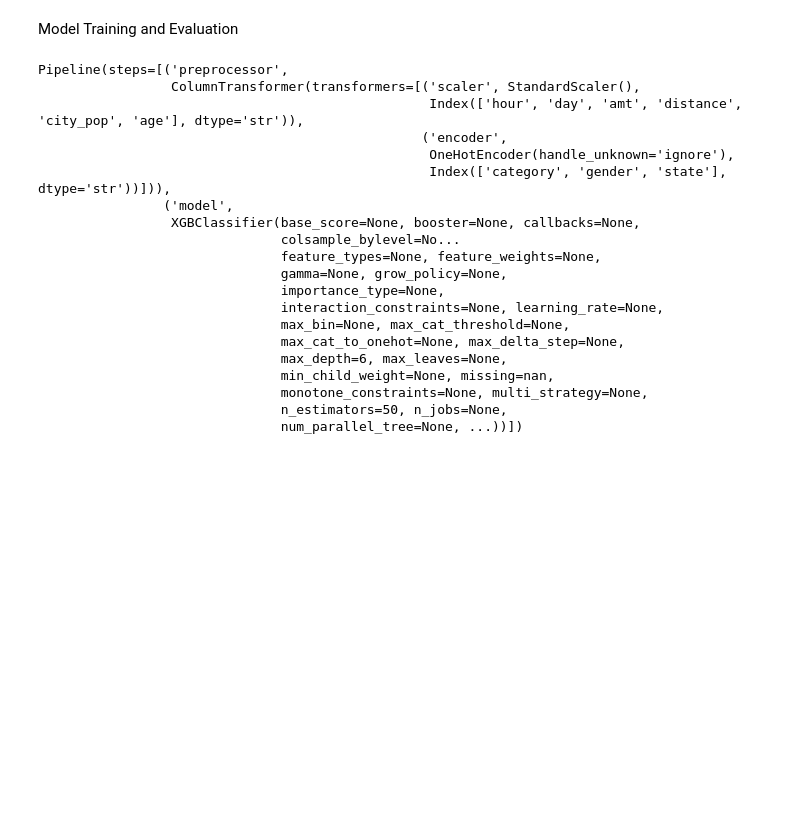
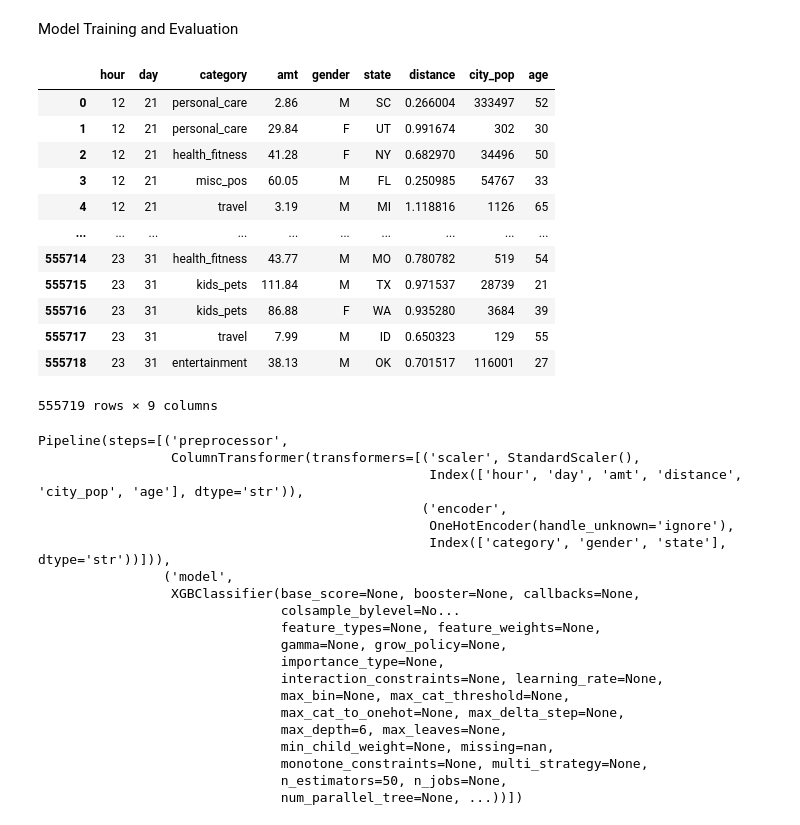
Before and after one commit to Taj1920/fraud_detection_system, a Jupyter notebook: notebooks/experiment.ipynb, the cells around one changed output. Saved outputs shown, nothing was run; the diff lists cells and outputs as text; code cells hidden in the pictures; blank space fills up the shorter version.

```diff
--- a/notebooks/experiment.ipynb
+++ b/notebooks/experiment.ipynb
@@ -184,6 +184,22 @@ y_train = train.is_fraud
 
 X_test = test.drop("is_fraud",axis=1)
 y_test = test.is_fraud
+# %%
+X_test
+# %% [output]
+|  | hour | day | category | amt | gender | state | distance | city_pop | age |
+| 0 | 12 | 21 | personal_care | 2.86 | M | SC | 0.266004 | 333497 | 52 |
+| 1 | 12 | 21 | personal_care | 29.84 | F | UT | 0.991674 | 302 | 30 |
+| 2 | 12 | 21 | health_fitness | 41.28 | F | NY | 0.682970 | 34496 | 50 |
+| 3 | 12 | 21 | misc_pos | 60.05 | M | FL | 0.250985 | 54767 | 33 |
+| 4 | 12 | 21 | travel | 3.19 | M | MI | 1.118816 | 1126 | 65 |
+| ... | ... | ... | ... | ... | ... | ... | ... | ... | ... |
+| 555714 | 23 | 31 | health_fitness | 43.77 | M | MO | 0.780782 | 519 | 54 |
+| 555715 | 23 | 31 | kids_pets | 111.84 | M | TX | 0.971537 | 28739 | 21 |
+| 555716 | 23 | 31 | kids_pets | 86.88 | F | WA | 0.935280 | 3684 | 39 |
+| 555717 | 23 | 31 | travel | 7.99 | M | ID | 0.650323 | 129 | 55 |
+| 555718 | 23 | 31 | entertainment | 38.13 | M | OK | 0.701517 | 116001 | 27 |
+555719 rows × 9 columns
 # %%
 #Divide numerical and categorical columns
 numeric_cols = X_train.select_dtypes(include=["int32","int64","float64"]).columns
```
Also changed, not shown: 2 other files.
